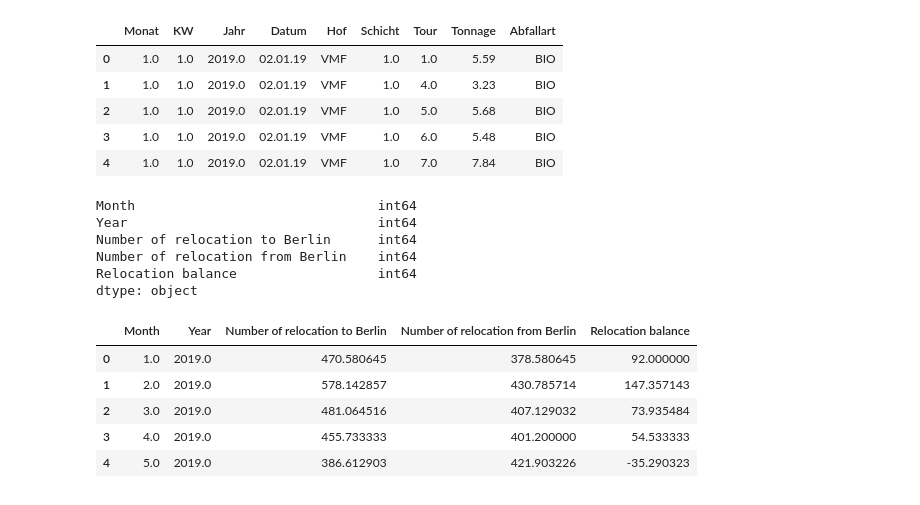
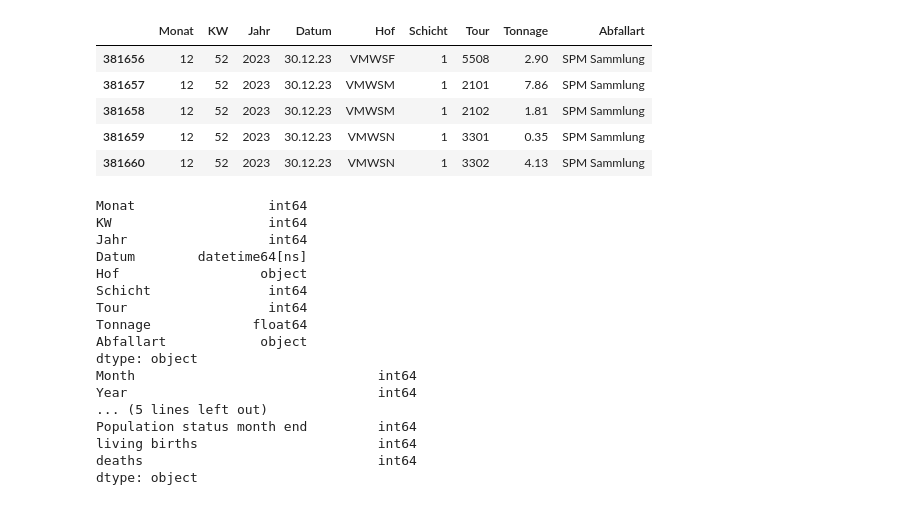
Before and after one commit to FlyingBaum/trash-ml, a Jupyter notebook: notebooks/population_relocation.ipynb, the cells around one changed output. Drawn from its saved outputs; the diff is of its cells as text; code cells hidden in the pictures.

```diff
--- a/notebooks/population_relocation.ipynb
+++ b/notebooks/population_relocation.ipynb
@@ -7,26 +6,0 @@ import openpyxl
-# %%
-df_trash_amount = pd.read_csv("Müllmengen.csv",sep=";")
-df_trash_amount["Tonnage"] = df_trash_amount["Tonnage"].str.replace(",",".").astype(float)
-df_trash_amount.head()
-# %% [output]
-|  | Monat | KW | Jahr | Datum | Hof | Schicht | Tour | Tonnage | Abfallart |
-| 0 | 1.0 | 1.0 | 2019.0 | 02.01.19 | VMF | 1.0 | 1.0 | 5.59 | BIO |
-| 1 | 1.0 | 1.0 | 2019.0 | 02.01.19 | VMF | 1.0 | 4.0 | 3.23 | BIO |
-| 2 | 1.0 | 1.0 | 2019.0 | 02.01.19 | VMF | 1.0 | 5.0 | 5.68 | BIO |
-| 3 | 1.0 | 1.0 | 2019.0 | 02.01.19 | VMF | 1.0 | 6.0 | 5.48 | BIO |
-| 4 | 1.0 | 1.0 | 2019.0 | 02.01.19 | VMF | 1.0 | 7.0 | 7.84 | BIO |
-# %%
-# read data of number of relocations from/to Berlin + population status
-df_population_relocation = pd.read_csv("Bevoelkerungsentwicklung_stand_2019_bis_2023.csv",sep=";",header=0)
-
-df_relocation = df_population_relocation.drop(columns=["Population status month end", "Population status month begin", "Population status balance"])
-df_relocation[:2] = df_relocation[:2].astype(float)
-df_relocation.head()
-df_relocation.dtypes
-# %% [output]
-Month                               int64
-Year                                int64
-Number of relocation to Berlin      int64
-Number of relocation from Berlin    int64
-Relocation balance                  int64
-dtype: object
@@ -33,3 +15,38 @@ dtype: object
+# %%
+df_bsr_data.tail()
+# %% [output]
+|  | Monat | KW | Jahr | Datum | Hof | Schicht | Tour | Tonnage | Abfallart |
+| 381656 | 12 | 52 | 2023 | 30.12.23 | VMWSF | 1 | 5508 | 2.90 | SPM Sammlung |
+| 381657 | 12 | 52 | 2023 | 30.12.23 | VMWSM | 1 | 2101 | 7.86 | SPM Sammlung |
+| 381658 | 12 | 52 | 2023 | 30.12.23 | VMWSM | 1 | 2102 | 1.81 | SPM Sammlung |
+| 381659 | 12 | 52 | 2023 | 30.12.23 | VMWSN | 1 | 3301 | 0.35 | SPM Sammlung |
+| 381660 | 12 | 52 | 2023 | 30.12.23 | VMWSN | 1 | 3302 | 4.13 | SPM Sammlung |
+# %%
+df_population = df_population.astype(int)
+df_bsr_data[['Monat','KW','Jahr','Schicht','Tour']] = df_bsr_data[['Monat','KW','Jahr','Schicht','Tour']].astype(int)
+df_bsr_data['Datum'] = pd.to_datetime(df_bsr_data['Datum'], format='%d.%m.%y')
+df_bsr_data['Tonnage'] = df_bsr_data['Tonnage'].astype(float)
+
+print(df_bsr_data.dtypes)
+print(df_population.dtypes)
+# %% [output]
+Monat                 int64
+KW                    int64
+Jahr                  int64
+Datum        datetime64[ns]
+Hof                  object
+Schicht               int64
+Tour                  int64
+Tonnage             float64
+Abfallart            object
+dtype: object
+Month                               int64
+Year                                int64
+... (5 lines left out)
+Population status month end         int64
+living births                       int64
+deaths                              int64
+dtype: object
 # %%
 # Define a dictionary with the number of days for each month
 days_in_month = {
@@ -43,16 +60,12 @@ def divide_by_days(row):
     row['Number of relocation to Berlin'] /= days
     row['Number of relocation from Berlin'] /= days
     row['Relocation balance'] /= days
+    row['living births'] /= days
+    row['deaths'] /= days
+
+
     return row
 
 
 # Apply the function to the dataframe
-df_relocation_avg = df_relocation.apply(divide_by_days, axis=1)
-df_relocation_avg.head()
+df_population = df_population.apply(divide_by_days, axis=1)
-# %% [output]
-|  | Month | Year | Number of relocation to Berlin | Number of relocation from Berlin | Relocation balance |
-| 0 | 1.0 | 2019.0 | 470.580645 | 378.580645 | 92.000000 |
-| 1 | 2.0 | 2019.0 | 578.142857 | 430.785714 | 147.357143 |
-| 2 | 3.0 | 2019.0 | 481.064516 | 407.129032 | 73.935484 |
-| 3 | 4.0 | 2019.0 | 455.733333 | 401.200000 | 54.533333 |
-| 4 | 5.0 | 2019.0 | 386.612903 | 421.903226 | -35.290323 |
```
Also changed, not shown: parts of 20 cells of this notebook, 2 other files.
